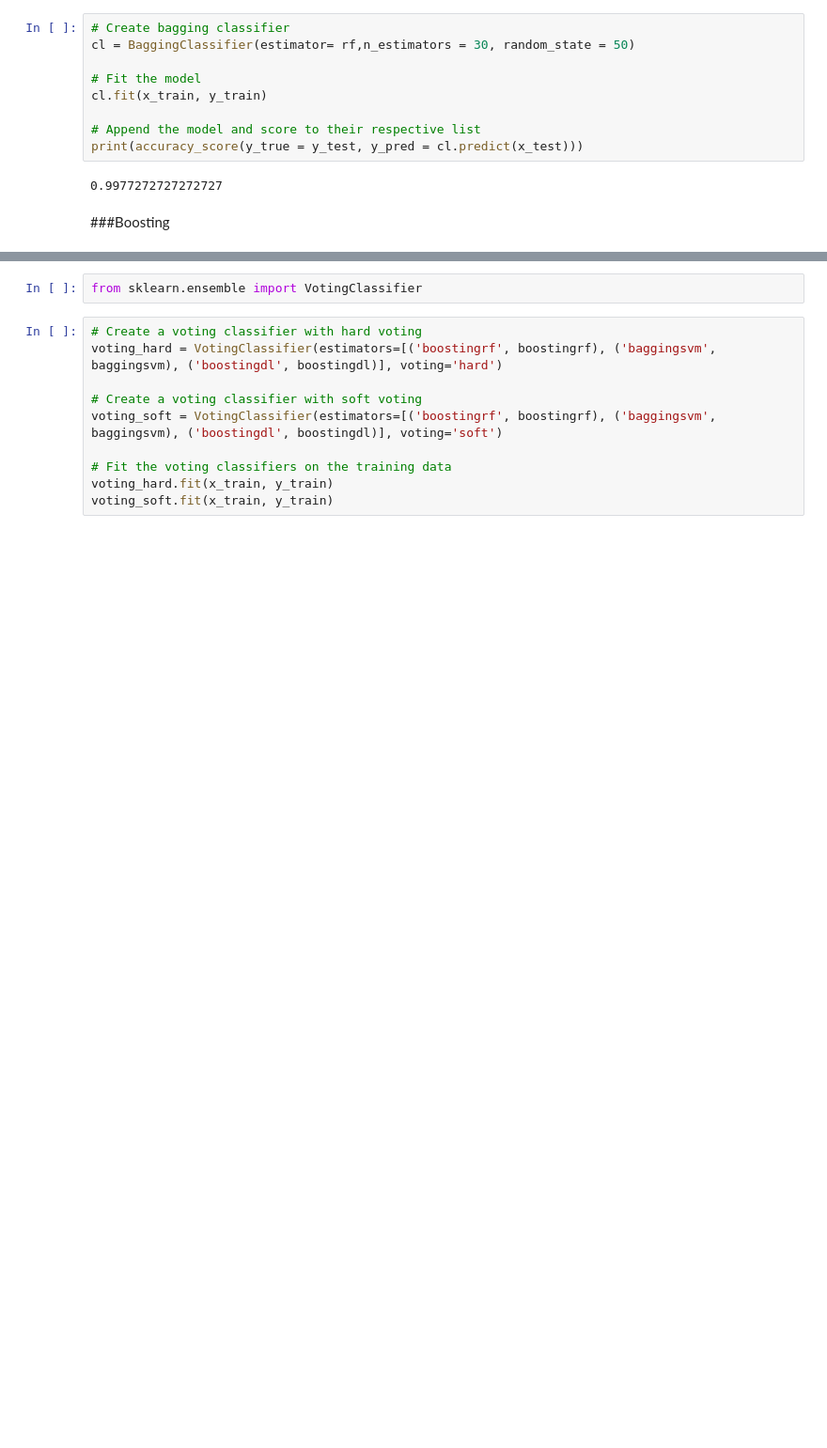
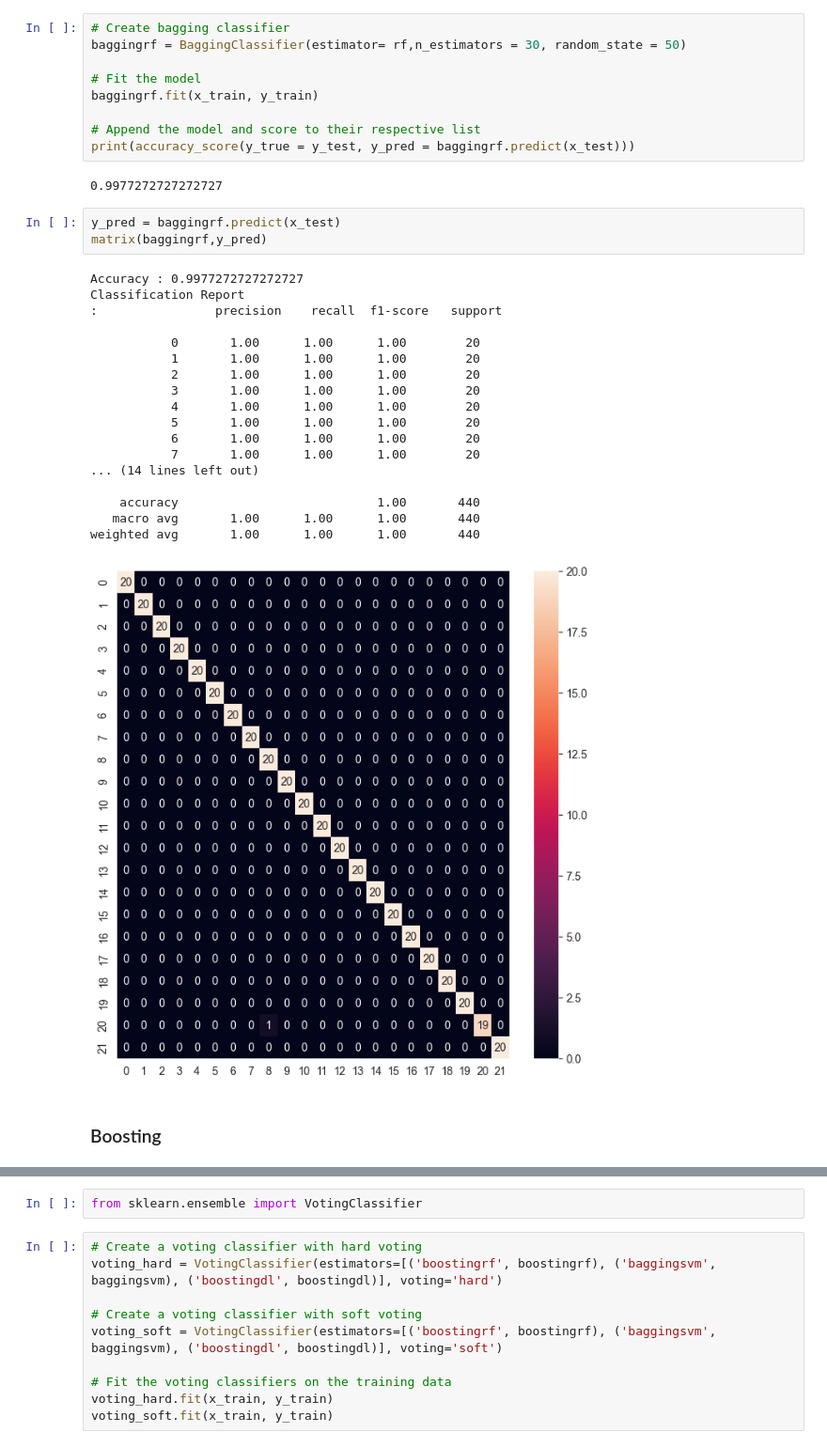
Before and after one commit to Cyriloo7/Crop-Prediction-using-computer-vision-and-machine-learning-techniques, a Jupyter notebook: ml_code/tarp.ipynb, the cells around one changed output, grey strips where cells are left out. Shown: that part at 94% size. Cells and saved outputs as stored; diff of their text form; blank space fills up the shorter version.

```diff
--- a/ml_code/tarp.ipynb
+++ b/ml_code/tarp.ipynb
@@ -178,17 +263,39 @@ import matplotlib.pyplot as plt
 from sklearn import model_selection
 # %%
 # Create bagging classifier
-cl = BaggingClassifier(estimator= rf,n_estimators = 30, random_state = 50)
+baggingrf = BaggingClassifier(estimator= rf,n_estimators = 30, random_state = 50)
 
 # Fit the model
-cl.fit(x_train, y_train)
+baggingrf.fit(x_train, y_train)
 
 # Append the model and score to their respective list
-print(accuracy_score(y_true = y_test, y_pred = cl.predict(x_test)))
+print(accuracy_score(y_true = y_test, y_pred = baggingrf.predict(x_test)))
 # %% [output]
 0.9977272727272727
+# %%
+y_pred = baggingrf.predict(x_test)
+matrix(baggingrf,y_pred)
+# %% [output]
+Accuracy : 0.9977272727272727
+Classification Report
+:                precision    recall  f1-score   support
+
+           0       1.00      1.00      1.00        20
+           1       1.00      1.00      1.00        20
+           2       1.00      1.00      1.00        20
+           3       1.00      1.00      1.00        20
+           4       1.00      1.00      1.00        20
+           5       1.00      1.00      1.00        20
+           6       1.00      1.00      1.00        20
+           7       1.00      1.00      1.00        20
+... (14 lines left out)
+
+    accuracy                           1.00       440
+   macro avg       1.00      1.00      1.00       440
+weighted avg       1.00      1.00      1.00       440
+[figure, added]
 # %% [markdown]
-###Boosting
+### Boosting
 # %%
 from sklearn.ensemble import AdaBoostClassifier
 
```
Also changed, not shown: parts of 33 cells of this notebook.
